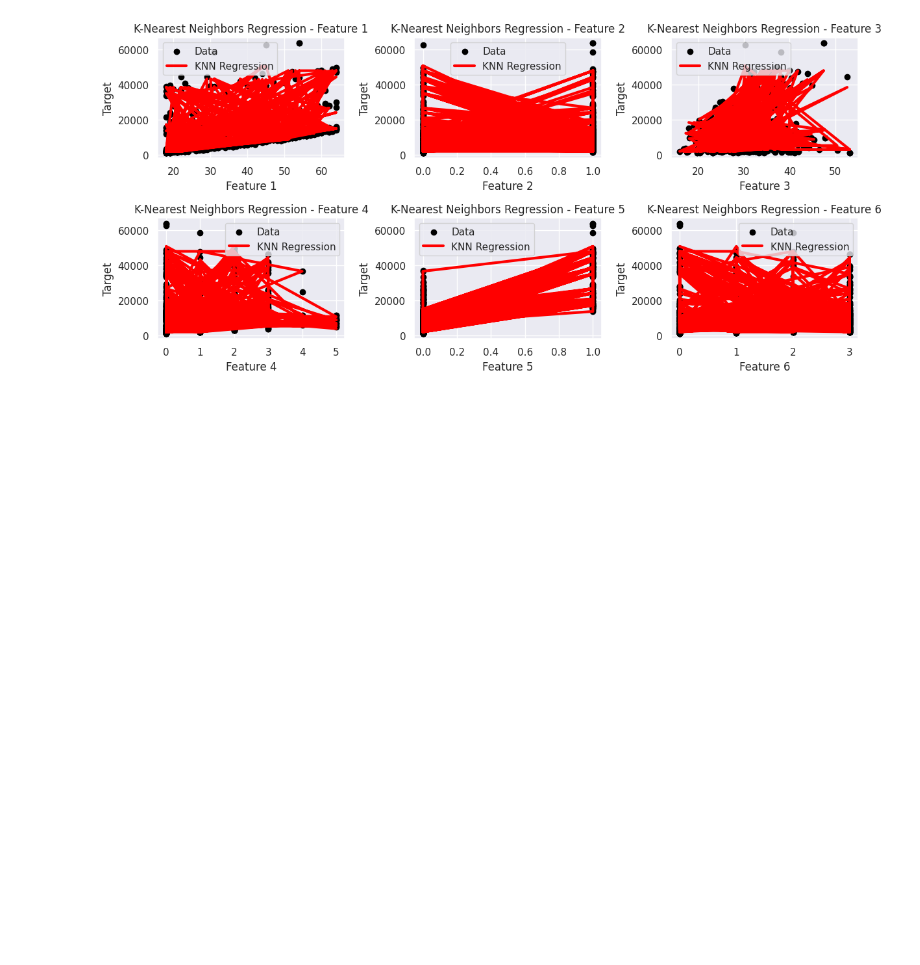
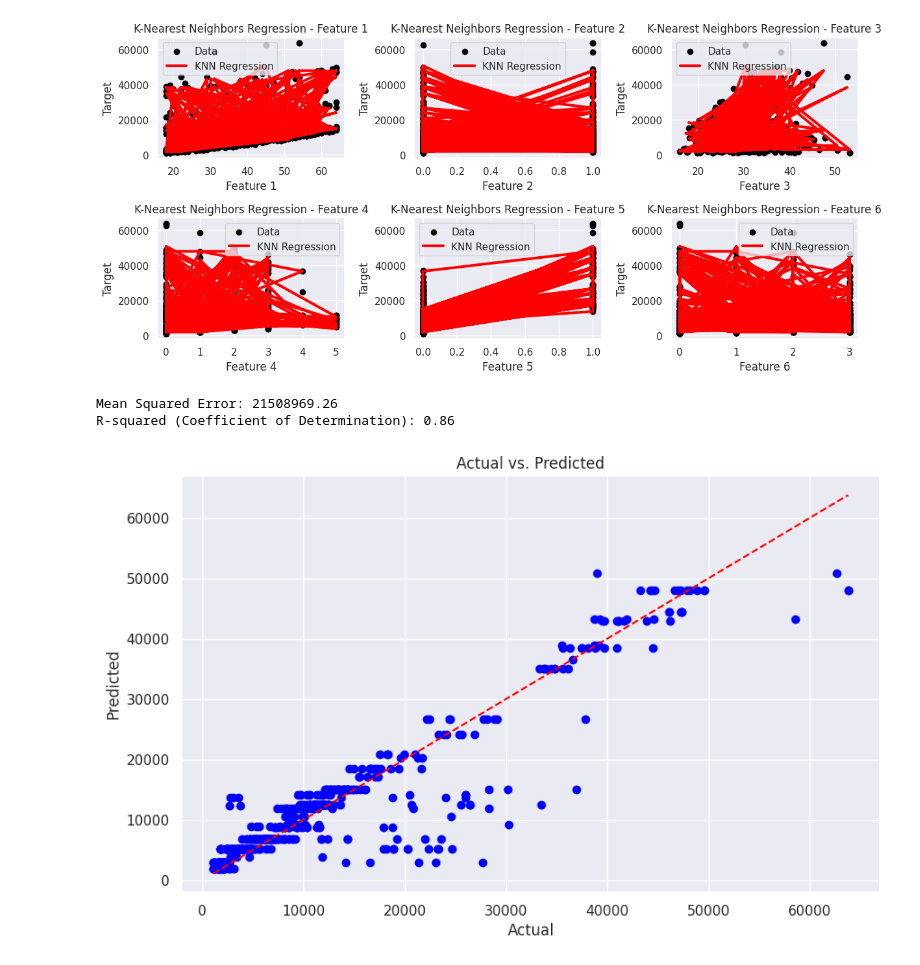
Before and after one commit to Ruthuja-Gaikwad/AIML_2024, a Jupyter notebook: project.ipynb, the cells around one changed output. Cells and saved outputs as stored; diff of their text form; code cells hidden in the pictures; blank space fills up the shorter version.

```diff
--- a/project.ipynb
+++ b/project.ipynb
@@ -330,3 +333,40 @@ Mean Squared Error: 21508969.26
 R-squared (Coefficient of Determination): 0.86
 Accuracy: 0.92
 [figure]
+# %%
+import pandas as pd
+import numpy as np
+import matplotlib.pyplot as plt
+from sklearn.tree import DecisionTreeRegressor
+from sklearn.metrics import mean_squared_error, r2_score
+from sklearn.model_selection import train_test_split
+
+# Assuming X_train, X_test, y_train, y_test are already defined
+
+# Define and train the Decision Tree Regression model
+dt_regressor = DecisionTreeRegressor(max_depth=5)  # Adjust max_depth as needed
+dt_regressor.fit(X_train, y_train)
+
+# Make predictions
+y_pred = dt_regressor.predict(X_test)
+
+# Calculate mean squared error
+mse = mean_squared_error(y_test, y_pred)
+print(f"Mean Squared Error: {mse:.2f}")
+
+# Calculate R-squared (coefficient of determination)
+r2 = r2_score(y_test, y_pred)
+print(f"R-squared (Coefficient of Determination): {r2:.2f}")
+
+# Plot the results
+plt.figure(figsize=(10, 6))
+plt.scatter(y_test, y_pred, color='blue')
+plt.plot([min(y_test), max(y_test)], [min(y_test), max(y_test)], linestyle='--', color='red')
+plt.xlabel('Actual')
+plt.ylabel('Predicted')
+plt.title('Actual vs. Predicted')
+plt.show()
+# %% [output]
+Mean Squared Error: 21508969.26
+R-squared (Coefficient of Determination): 0.86
+[figure, added]
```
Also changed, not shown: parts of 5 cells of this notebook.
